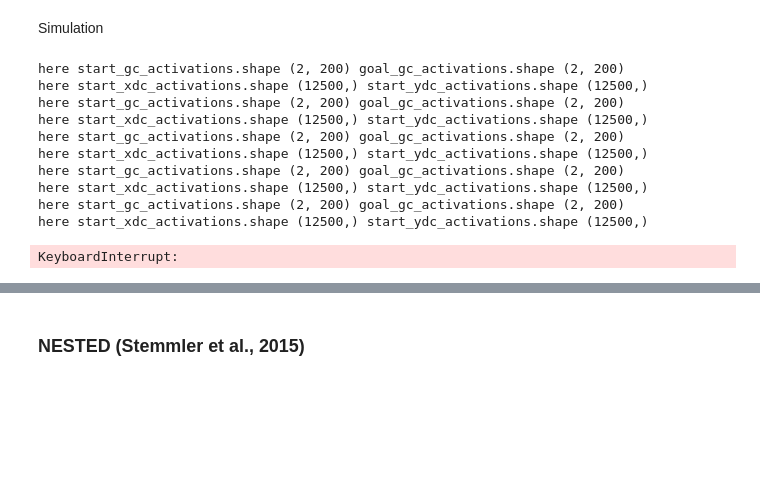
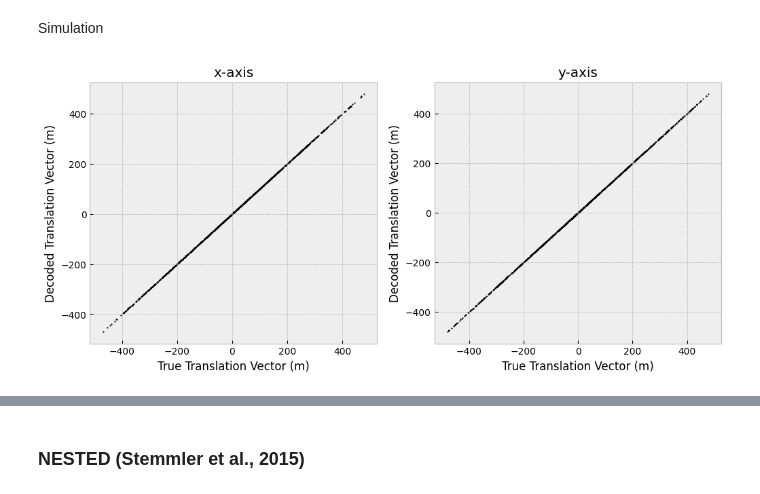
Before and after one commit to hectorleos/grid-cell-decoding, a Jupyter notebook: analysis_combinatorial.ipynb, the cells around one changed output, grey strips where cells are left out. Drawn from its saved outputs; the diff is of its cells as text; code cells hidden in the pictures; blank space fills up the shorter version.

Commit message:
Finished cv model

```diff
--- a/analysis_combinatorial.ipynb
+++ b/analysis_combinatorial.ipynb
@@ -459,3 +306,0 @@ array([0.00000000e+00, 1.36053867e+00, 2.72653478e+00, ...,
-# %%
-for i in vc_model.W[64]:
-    print(i)
@@ -480,3 +306,0 @@ for i in vc_model.W[64]:
-# %%
-for i, xvc in enumerate(vc_model.xvc_pos):
-    print(f'Index: {i}, Value: {xvc}')
@@ -522,35 +317,24 @@ AttributeError: 'VectorCellModel' object has no attribute 'W_vcs'
 # %% [markdown]
 Simulation
 # %%
-N=1000    # Num of simulations
-arena_width = 50000 # cm
-dc_model = DistanceCellModel()
+def simulation(model, N=1000, arena_width = 50000):
+    a_s = [np.random.rand(N) * arena_width for _ in range(2)]
+    b_s = [np.random.rand(N) * arena_width for _ in range(2)]
+    b_hats = []
+    for i in range(N):
+        b_hats.append(model.forward(a=[a_s[0][i], a_s[1][i]], b=[b_s[0][i], b_s[1][i]]))
+    b_hats = np.array(b_hats)
 
-a_s = [np.random.rand(N) * arena_width for _ in range(2)]
-b_s = [np.random.rand(N) * arena_width for _ in range(2)]
-b_hats = []
-for i in range(N):
-    b_hats.append(dc_model.forward(a=[a_s[0][i], a_s[1][i]], b=[b_s[0][i], b_s[1][i]]))
-b_hats = np.array(b_hats)
+    # Plot two plots for x and y
+    plt.subplots(1, 2, figsize=(12, 5))
+    for i in range(2):
+        plt.subplot(1, 2, i+1)
+        plt.scatter((b_s[i] - a_s[i]) / 100, b_hats[:, i] / 100, color='black', s=1)
+        plt.xlabel('True Translation Vector (m)')
+        plt.ylabel('Decoded Translation Vector (m)')
+        curr_axis = 'x' if i == 0 else 'y'
+        plt.title(f'{curr_axis}-axis')
 
-# Plot two plots for x and y
-plt.subplots(1, 2, figsize=(12, 5))
-for i in range(2):
-    plt.subplot(1, 2, i+1)
-    plt.scatter((b_s[i] - a_s[i]) / 100, b_hats[:, i] / 100, color='black', s=1)
-    plt.xlabel('True Translation Vector (m)')
-    plt.ylabel('Decoded Translation Vector (m)')
-    curr_axis = 'x' if i == 0 else 'y'
-    plt.title(f'{curr_axis}-axis')
+simulation(DistanceCellModel())
 # %% [output]
-here start_gc_activations.shape (2, 200) goal_gc_activations.shape (2, 200)
-here start_xdc_activations.shape (12500,) start_ydc_activations.shape (12500,)
-here start_gc_activations.shape (2, 200) goal_gc_activations.shape (2, 200)
-here start_xdc_activations.shape (12500,) start_ydc_activations.shape (12500,)
-here start_gc_activations.shape (2, 200) goal_gc_activations.shape (2, 200)
-here start_xdc_activations.shape (12500,) start_ydc_activations.shape (12500,)
-here start_gc_activations.shape (2, 200) goal_gc_activations.shape (2, 200)
-here start_xdc_activations.shape (12500,) start_ydc_activations.shape (12500,)
-here start_gc_activations.shape (2, 200) goal_gc_activations.shape (2, 200)
-here start_xdc_activations.shape (12500,) start_ydc_activations.shape (12500,)
-KeyboardInterrupt:
+[figure, added]
```
Also changed, not shown: parts of 24 cells of this notebook.
